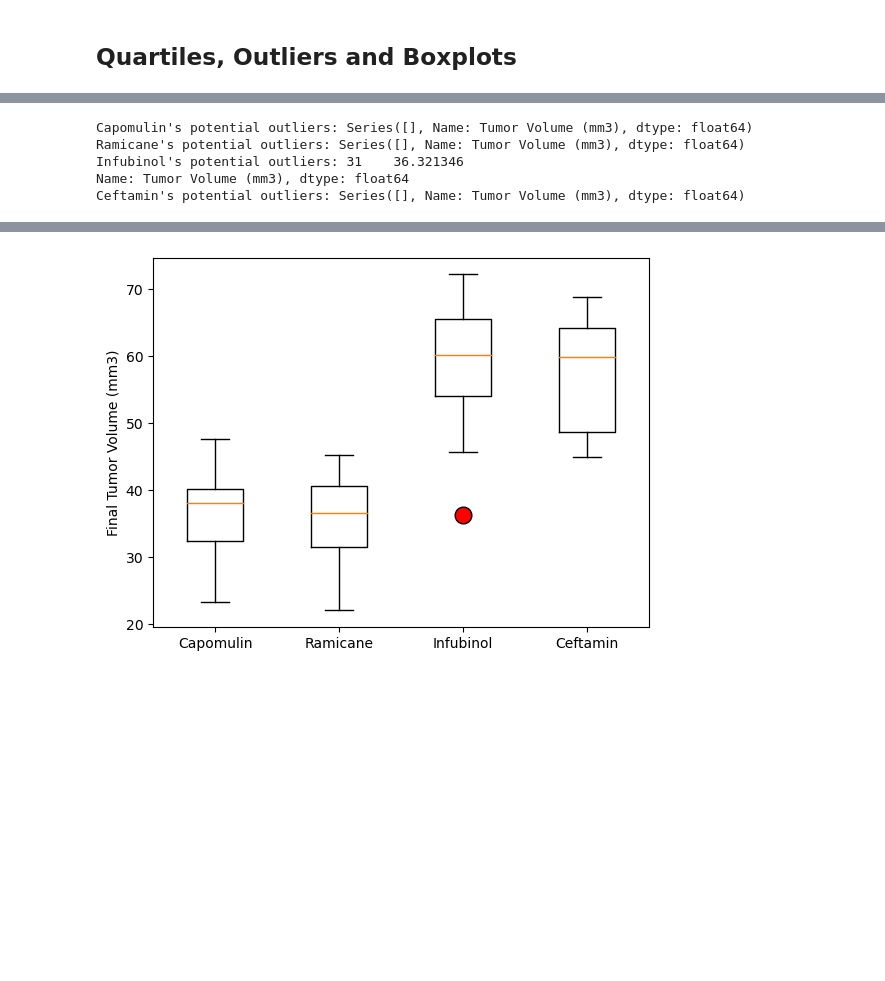
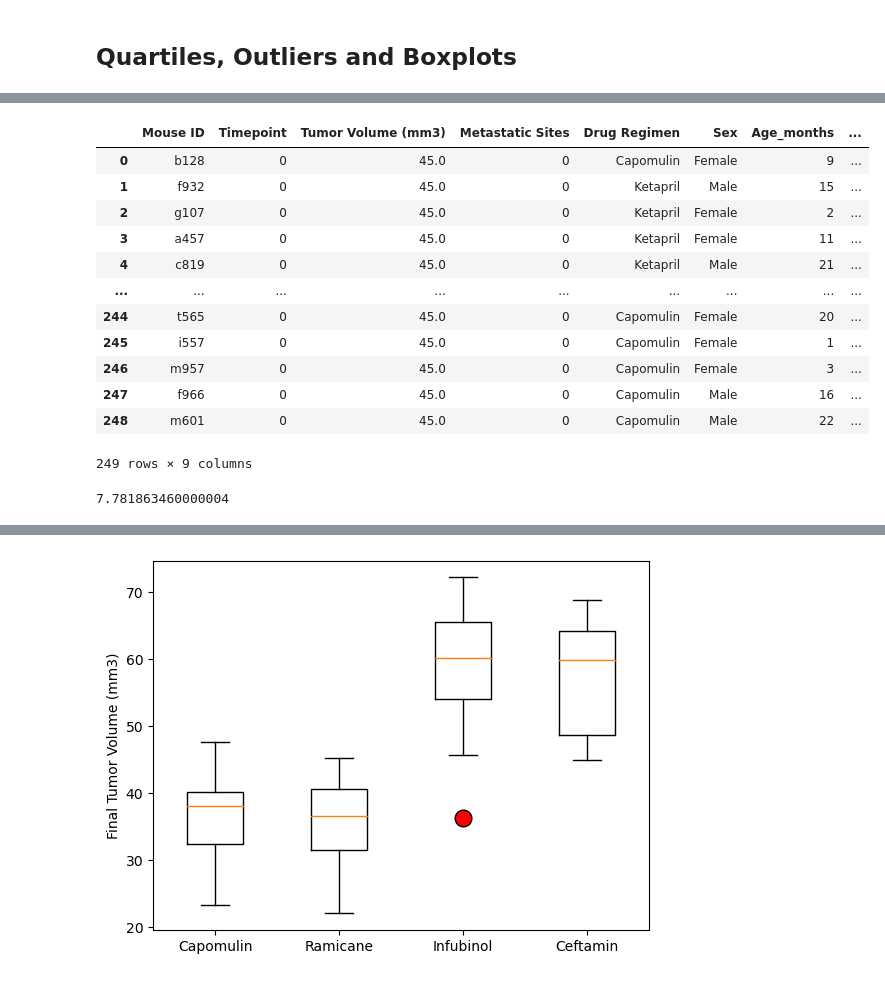
Before and after one commit to bburwinkel0721/Drug-Trials-Matplotlib-Challenge, a Jupyter notebook: Pymaceuticals/pymaceuticals_challenge.ipynb, the cells around one changed output, grey strips where cells are left out. Cells and saved outputs as stored; diff of their text form; code cells hidden in the pictures; blank space fills up the shorter version.

```diff
--- a/Pymaceuticals/pymaceuticals_challenge.ipynb
+++ b/Pymaceuticals/pymaceuticals_challenge.ipynb
@@ -188,0 +191,5 @@ plt.show()
+# %%
+largest_timepoint_series = complete_df.groupby("Mouse ID")["Timepoint"].max()
+largest_timepoint_df = largest_timepoint_series.reset_index()
+largest_timepoint_df = largest_timepoint_df.rename(columns={"Timepoint":"Final Timepoint"})
+largest_timepoint_df
@@ -189,3 +210,20 @@ plt.show()
+# %%
+cleaner_df = pd.merge(cleaned_df, largest_timepoint_df)
+cleaner_df
+# %% [output]
+|  | Mouse ID | Timepoint | Tumor Volume (mm3) | Metastatic Sites | Drug Regimen | Sex | Age_months | ... |
+| 0 | b128 | 0 | 45.0 | 0 | Capomulin | Female | 9 | ... |
+| 1 | f932 | 0 | 45.0 | 0 | Ketapril | Male | 15 | ... |
+| 2 | g107 | 0 | 45.0 | 0 | Ketapril | Female | 2 | ... |
+| 3 | a457 | 0 | 45.0 | 0 | Ketapril | Female | 11 | ... |
+| 4 | c819 | 0 | 45.0 | 0 | Ketapril | Male | 21 | ... |
+| ... | ... | ... | ... | ... | ... | ... | ... | ... |
+| 244 | t565 | 0 | 45.0 | 0 | Capomulin | Female | 20 | ... |
+| 245 | i557 | 0 | 45.0 | 0 | Capomulin | Female | 1 | ... |
+| 246 | m957 | 0 | 45.0 | 0 | Capomulin | Female | 3 | ... |
+| 247 | f966 | 0 | 45.0 | 0 | Capomulin | Male | 16 | ... |
+| 248 | m601 | 0 | 45.0 | 0 | Capomulin | Male | 22 | ... |
+249 rows × 9 columns
 # %%
 # Calculate the final tumor volume of each mouse across four of the treatment regimens:
 # Capomulin, Ramicane, Infubinol, and Ceftamin
@@ -202,7 +278,14 @@ plt.show()
 
 
 # Calculate the IQR and quantitatively determine if there are any potential outliers.
-
+def IQR(your_data):
+    q1 = st.scoreatpercentile(your_data, 25)
+    q3 = st.scoreatpercentile(your_data, 75)
+    return q3 - q1
+capo_IQR = IQR(capo_volume_data)
+ram_IQR = IQR(ram_volume_data)
+infu_IQR = IQR(infu_volume_data)
+ceft_IQR = IQR(ceft_volume_data)
 
     # Locate the rows which contain mice on each drug and get the tumor volumes
 
@@ -212,10 +295,6 @@ plt.show()
 
     # Determine outliers using upper and lower bounds
 # %% [output]
-Capomulin's potential outliers: Series([], Name: Tumor Volume (mm3), dtype: float64)
-Ramicane's potential outliers: Series([], Name: Tumor Volume (mm3), dtype: float64)
-Infubinol's potential outliers: 31    36.321346
-Name: Tumor Volume (mm3), dtype: float64
-Ceftamin's potential outliers: Series([], Name: Tumor Volume (mm3), dtype: float64)
+7.781863460000004
 # %%
 # Create lists for the box plot to use
```
Also changed, not shown: parts of 6 cells of this notebook, 1 other file.
